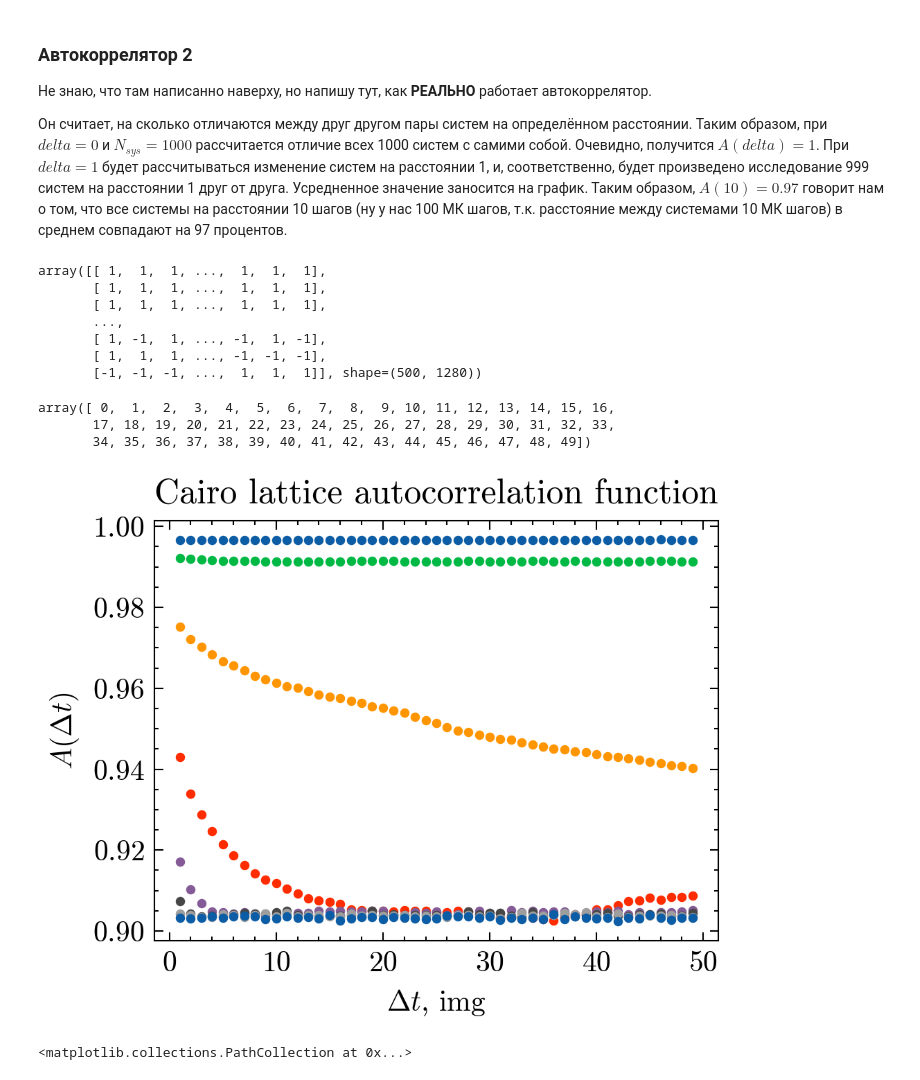
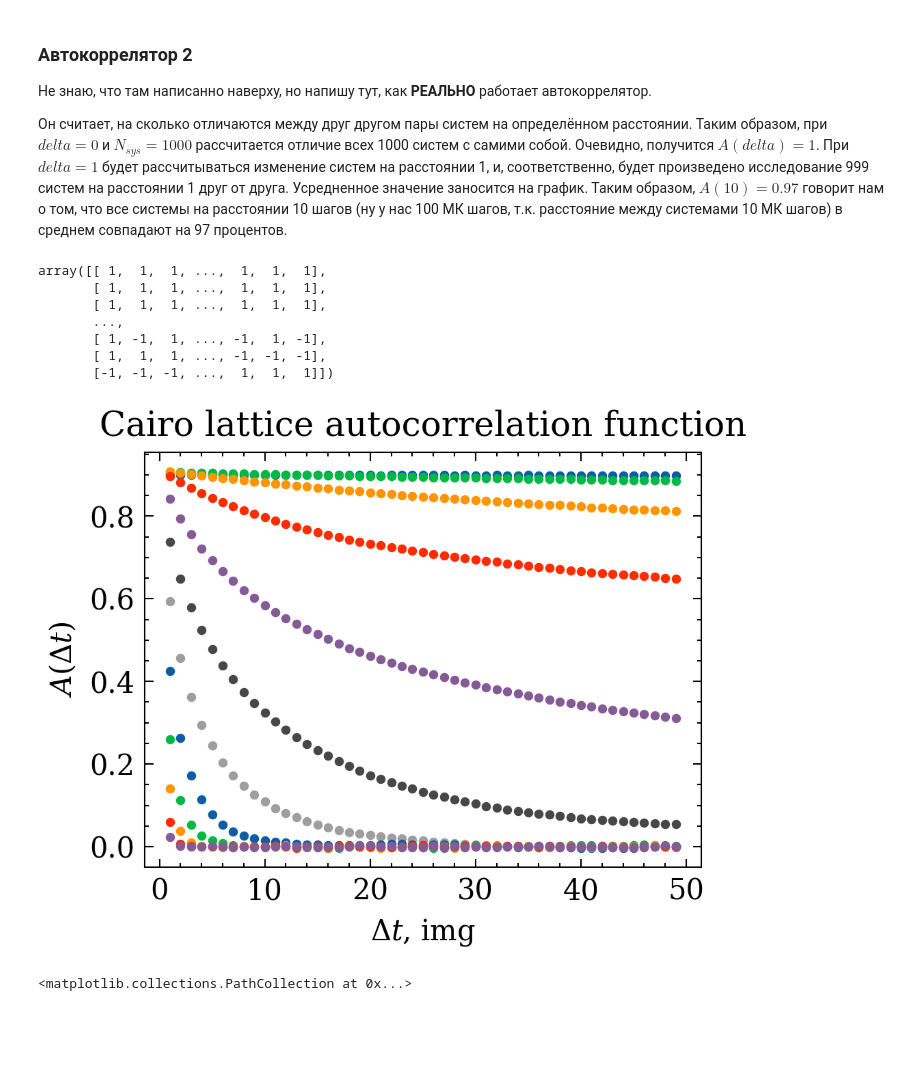
Before and after one commit to Faikert/autocorrelator_2030, a Jupyter notebook: data/autocorrelation.ipynb, the cells around one changed output. Saved outputs shown, nothing was run; the diff lists cells and outputs as text; code cells hidden in the pictures; blank space fills up the shorter version.

```diff
--- a/data/autocorrelation.ipynb
+++ b/data/autocorrelation.ipynb
@@ -38,19 +38,6 @@ def load_file(filename):
     sys[:, 2:] /= np.sqrt(sys[:, 2:]**2).sum(axis=1, keepdims=True)
     assert not np.isnan(sys).any(), f"In file {filename} {np.isnan(sys).sum()} nans"
     return sys
-
-def load_file_2(filename):
-    with open(filename) as f:
-        temp = np.array([], dtype=int)
-        step = np.array([], dtype=int)
-        state = np.array([], dtype=np.ndarray)
-        for line in tqdm(f.readlines()):
-            tmp = np.array([-1 if int(s) else 1 for s in re.findall(r"(?<=state=)\d+", line)[0]], dtype=int)
-            state = np.vstack([state, tmp]) if state.size else tmp
-            temp = np.append(temp, int(re.findall(r"(?<=_)\d+", line)[0]))
-            step = np.append(step, int(re.findall(r"(?<=_)\d+", line)[1]))
-            #print(*re.findall(r"(?<=_)\d+", line), *re.findall(r"(?<=state=)\d+", line))
-    return temp, step, state
 
 def load_file_2(filename):
     with open(filename) as f:
@@ -89,14 +76,10 @@ array([[ 1,  1,  1, ...,  1,  1,  1],
        ...,
        [ 1, -1,  1, ..., -1,  1, -1],
        [ 1,  1,  1, ..., -1, -1, -1],
-       [-1, -1, -1, ...,  1,  1,  1]], shape=(500, 1280))
+       [-1, -1, -1, ...,  1,  1,  1]])
 # %%
 temp, step, state = load_file_2("cairo_results.txt")
 T_list = np.unique(temp)
-# %% [output]
-array([ 0,  1,  2,  3,  4,  5,  6,  7,  8,  9, 10, 11, 12, 13, 14, 15, 16,
-       17, 18, 19, 20, 21, 22, 23, 24, 25, 26, 27, 28, 29, 30, 31, 32, 33,
-       34, 35, 36, 37, 38, 39, 40, 41, 42, 43, 44, 45, 46, 47, 48, 49])
 # %%
 plt.figure(dpi=300)
 plt.title(fr'Cairo lattice autocorrelation function')
@@ -104,35 +87,35 @@ plt.xlabel(r'$\Delta t$, img')
 plt.ylabel(r'$A( \Delta t)$')
 
 colors = ["blue", "orange", "green", "red", "purple", "brown", "pink", "gray", "olive", "cyan"]
 
 def f(x, t, a, b ):
     return a*np.exp(-x/t) +b
     # return x ** -t
 
 
-for T in T_list[10:18]:
+for T in T_list[25:37]:
     spins = state[temp==T][np.argsort(step[temp == T])]
     n = 50
     ydata = np.array([])
     for delta in range(1, n):
         c = np.array([])
         for i in range(1000 - delta):
             c = np.append(c, (spins[i] * spins[i+delta]).mean())
         #print(delta, c.shape)
         #plt.scatter([delta]*len(c), c, s=1)
         #plt.scatter(delta, c.mean(), color=colors[T], s=1, label=f'{T}K' if delta==1 else "")
         ydata = np.append(ydata, c.mean())
     xdata = np.arange(1, n)
     #ydata /= ydata[0]
     plt.scatter(xdata, ydata,  s=5, label=f'{T}K')
     # popt, pcov = curve_fit(f, xdata, ydata, maxfev=10000)
     # plt.plot(xdata, f(xdata, *popt), color='black', linestyle='--', label=f'Fit {T}K: t={popt[0]:.2f}')
     # print(f'Temperature {T}K: t={popt[0]:.2e}, a={popt[1]:.2f}, b={popt[2]:.2f}')
     #plt.savefig(f"3D_ASI_autocorrelation_{T}K.pdf")
 
 # plt.legend()
 # %% [output]
-[figure, old version]
+[figure, new version]
 # %%
 a = np. loadtxt('cairo_N1280.out')
 plt.xscale('log')
```
Also changed, not shown: 9 other files.
